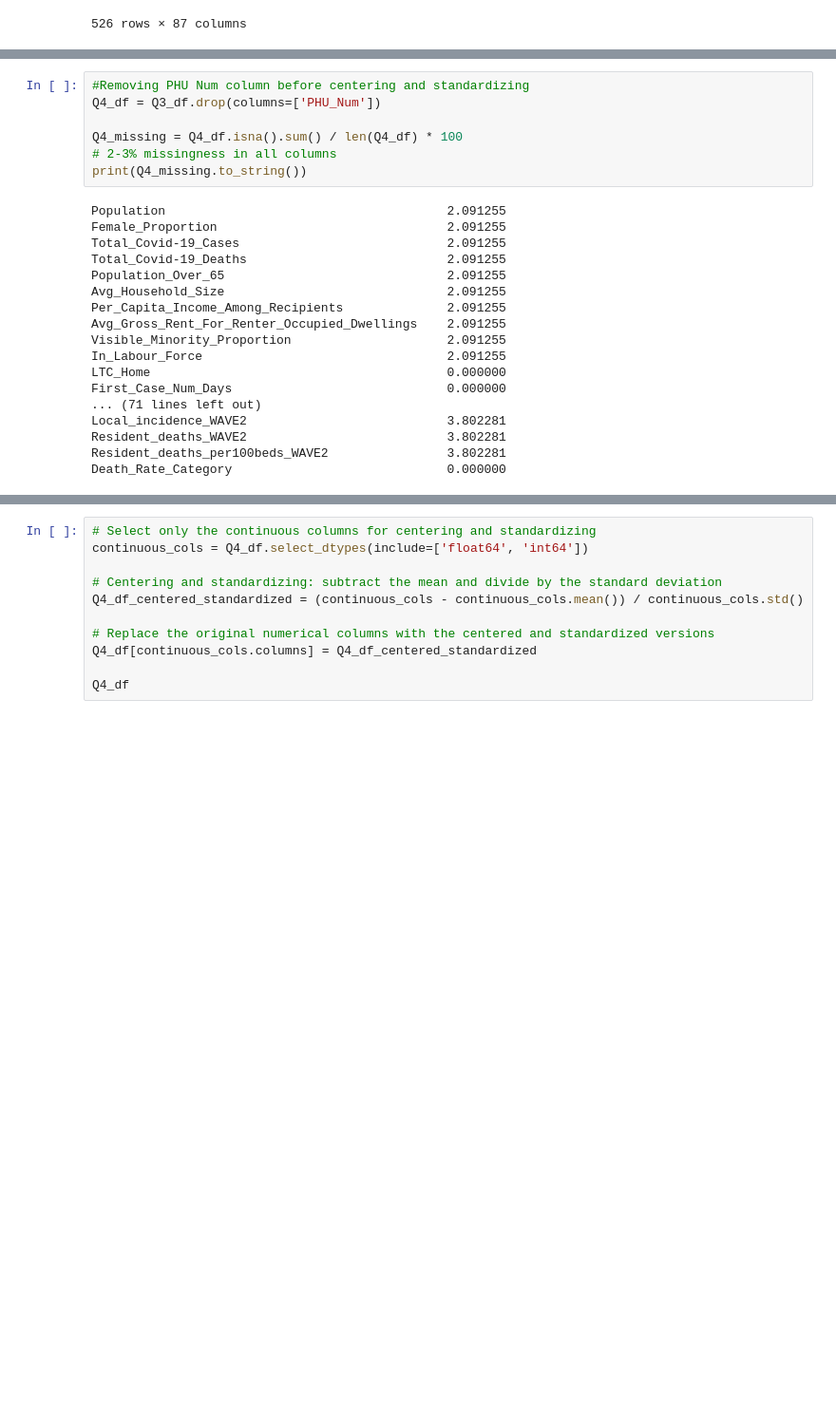
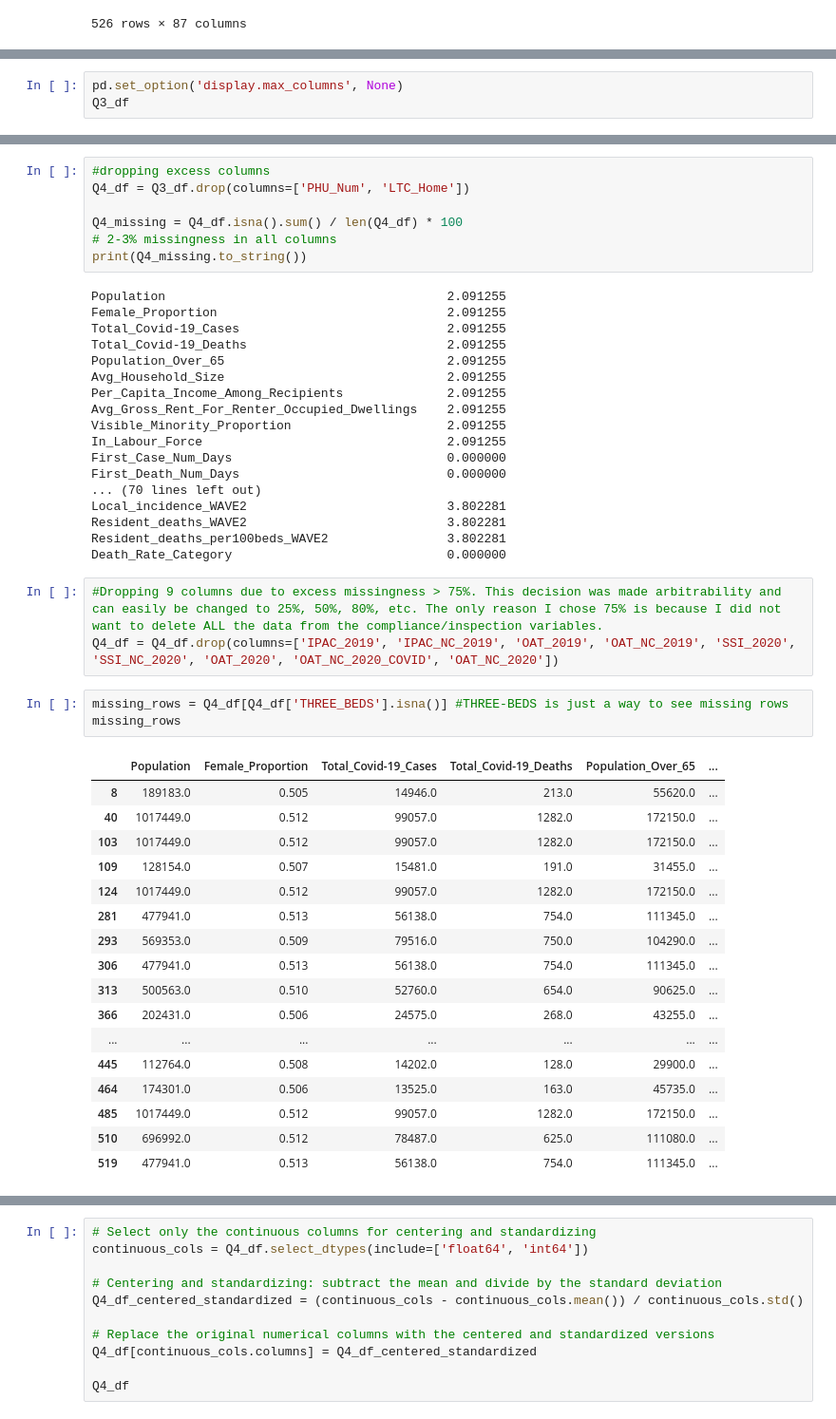
Before and after one commit to Alexander-Gebreamlak/COVID-19-Mortality-in-Ontario-Nursing-Homes, a Jupyter notebook: Covid-19 Ontario Mortality Nursing Home Analysis.ipynb, the cells around one changed output, grey strips where cells are left out. Shown at 95% size. Drawn from its saved outputs; the diff is of its cells as text; blank space fills up the shorter version.

```diff
--- a/Covid-19 Ontario Mortality Nursing Home Analysis.ipynb
+++ b/Covid-19 Ontario Mortality Nursing Home Analysis.ipynb
@@ -90,3 +92,6 @@ Q3_df.head()
 | 2 | 2266 | 307283.0 | 0.508 | 29736.0 | 251.0 | ... |
 | 3 | 2246 | 477941.0 | 0.513 | 56138.0 | 754.0 | ... |
 | 4 | 2230 | 696992.0 | 0.512 | 78487.0 | 625.0 | ... |
+# %%
+pd.set_option('display.max_columns', None)
+Q3_df
@@ -93,6 +112,6 @@ Q3_df.head()
 # %%
-#Removing PHU Num column before centering and standardizing
-Q4_df = Q3_df.drop(columns=['PHU_Num'])
+#dropping excess columns
+Q4_df = Q3_df.drop(columns=['PHU_Num', 'LTC_Home'])
 
 Q4_missing = Q4_df.isna().sum() / len(Q4_df) * 100
 # 2-3% missingness in all columns
@@ -108,10 +127,34 @@ Per_Capita_Income_Among_Recipients              2.091255
 Avg_Gross_Rent_For_Renter_Occupied_Dwellings    2.091255
 Visible_Minority_Proportion                     2.091255
 In_Labour_Force                                 2.091255
-LTC_Home                                        0.000000
 First_Case_Num_Days                             0.000000
-... (71 lines left out)
+First_Death_Num_Days                            0.000000
+... (70 lines left out)
 Local_incidence_WAVE2                           3.802281
 Resident_deaths_WAVE2                           3.802281
 Resident_deaths_per100beds_WAVE2                3.802281
 Death_Rate_Category                             0.000000
+# %%
+#Dropping 9 columns due to excess missingness > 75%. This decision was made arbitrability and can easily be changed to 25%, 50%, 80%, etc. The only reason I chose 75% is because I did not want to delete ALL the data from the compliance/inspection variables.
+Q4_df = Q4_df.drop(columns=['IPAC_2019', 'IPAC_NC_2019', 'OAT_2019', 'OAT_NC_2019', 'SSI_2020', 'SSI_NC_2020', 'OAT_2020', 'OAT_NC_2020_COVID', 'OAT_NC_2020'])
+# %%
+missing_rows = Q4_df[Q4_df['THREE_BEDS'].isna()] #THREE-BEDS is just a way to see missing rows
+missing_rows
+# %% [output]
+|  | Population | Female_Proportion | Total_Covid-19_Cases | Total_Covid-19_Deaths | Population_Over_65 | ... |
+| 8 | 189183.0 | 0.505 | 14946.0 | 213.0 | 55620.0 | ... |
+| 40 | 1017449.0 | 0.512 | 99057.0 | 1282.0 | 172150.0 | ... |
+| 103 | 1017449.0 | 0.512 | 99057.0 | 1282.0 | 172150.0 | ... |
+| 109 | 128154.0 | 0.507 | 15481.0 | 191.0 | 31455.0 | ... |
+| 124 | 1017449.0 | 0.512 | 99057.0 | 1282.0 | 172150.0 | ... |
+| 281 | 477941.0 | 0.513 | 56138.0 | 754.0 | 111345.0 | ... |
+| 293 | 569353.0 | 0.509 | 79516.0 | 750.0 | 104290.0 | ... |
+| 306 | 477941.0 | 0.513 | 56138.0 | 754.0 | 111345.0 | ... |
+| 313 | 500563.0 | 0.510 | 52760.0 | 654.0 | 90625.0 | ... |
+| 366 | 202431.0 | 0.506 | 24575.0 | 268.0 | 43255.0 | ... |
+| ... | ... | ... | ... | ... | ... | ... |
+| 445 | 112764.0 | 0.508 | 14202.0 | 128.0 | 29900.0 | ... |
+| 464 | 174301.0 | 0.506 | 13525.0 | 163.0 | 45735.0 | ... |
+| 485 | 1017449.0 | 0.512 | 99057.0 | 1282.0 | 172150.0 | ... |
+| 510 | 696992.0 | 0.512 | 78487.0 | 625.0 | 111080.0 | ... |
+| 519 | 477941.0 | 0.513 | 56138.0 | 754.0 | 111345.0 | ... |
```
Also changed, not shown: parts of 12 cells of this notebook, 1 other file.
